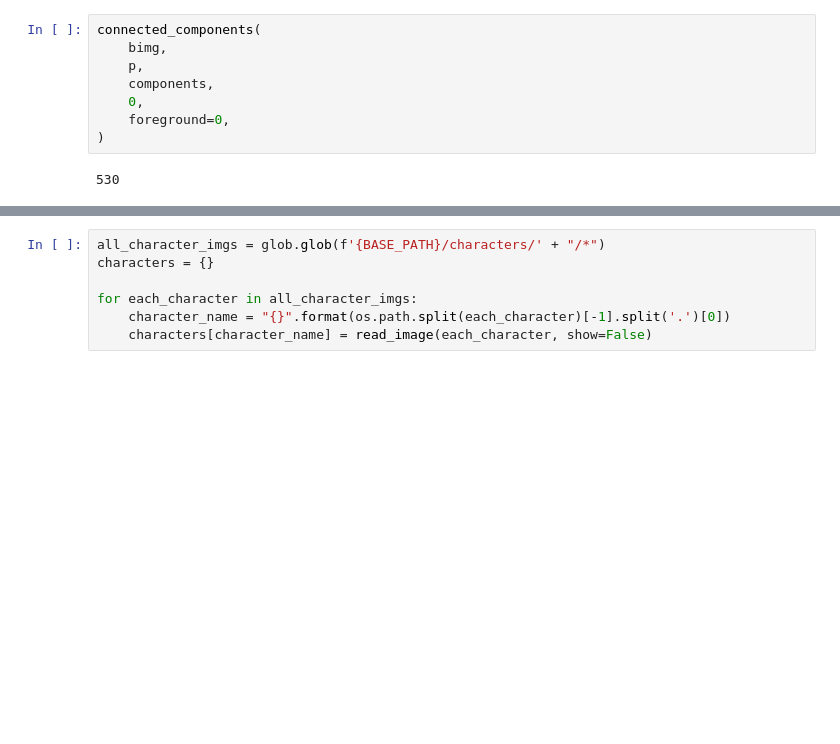
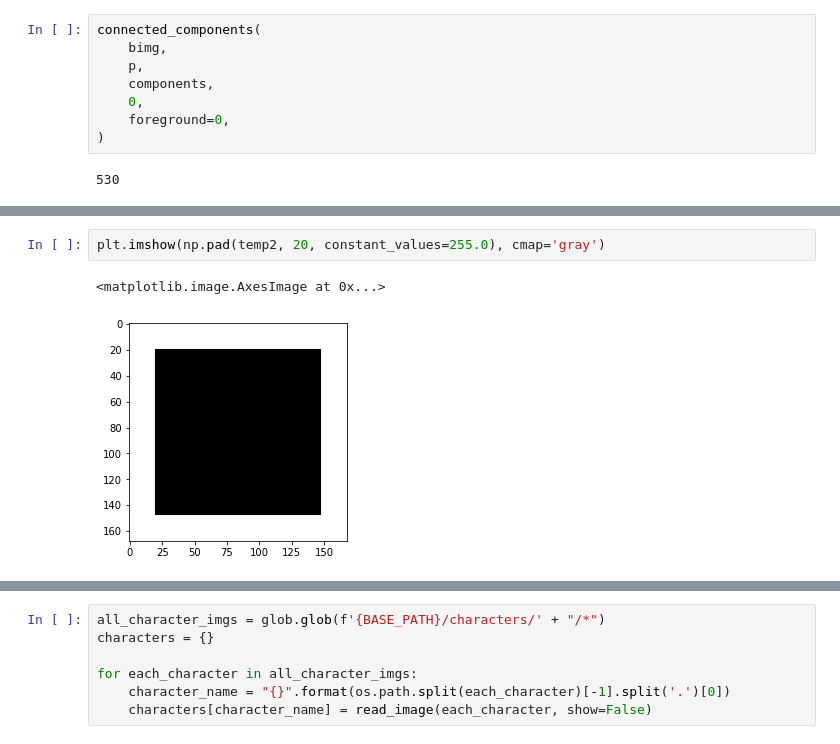
Before and after one commit to vinaykudari/ub, a Jupyter notebook: spring-22/CSE573-CVIP/OCR/notebook.ipynb, the cells around one changed output, grey strips where cells are left out. Saved outputs shown, nothing was run; the diff lists cells and outputs as text; blank space fills up the shorter version.

```diff
--- a/spring-22/CSE573-CVIP/OCR/notebook.ipynb
+++ b/spring-22/CSE573-CVIP/OCR/notebook.ipynb
@@ -345,0 +401,5 @@ connected_components(
+# %%
+plt.imshow(np.pad(temp2, 20, constant_values=255.0), cmap='gray')
+# %% [output]
+<matplotlib.image.AxesImage at 0x...>
+[figure, added]
```
Also changed, not shown: parts of 15 cells of this notebook, 6 other files.
